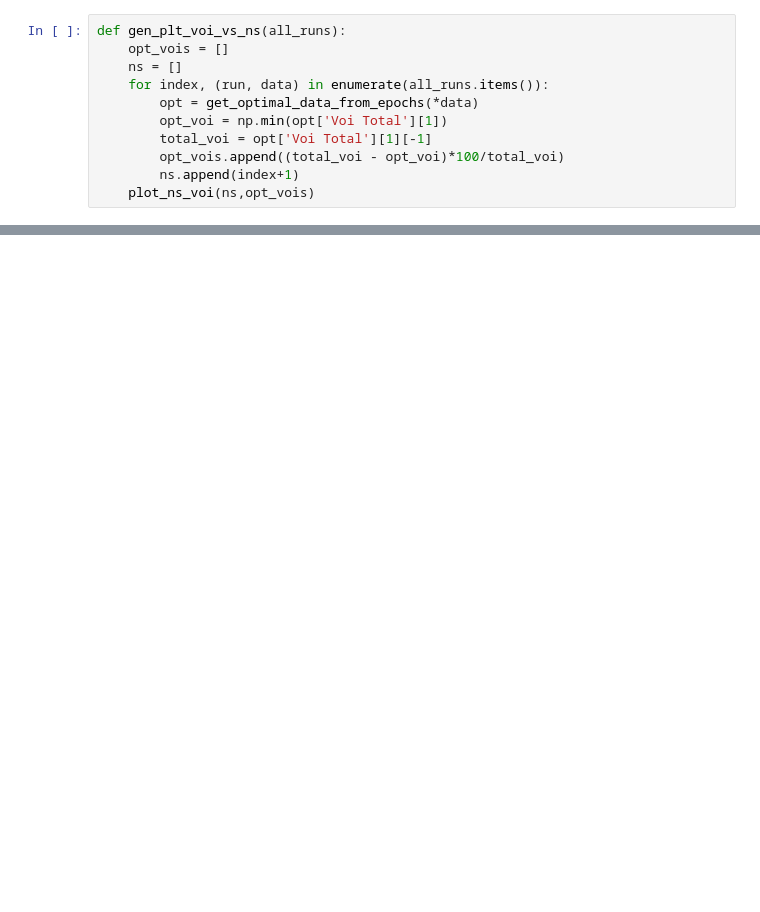
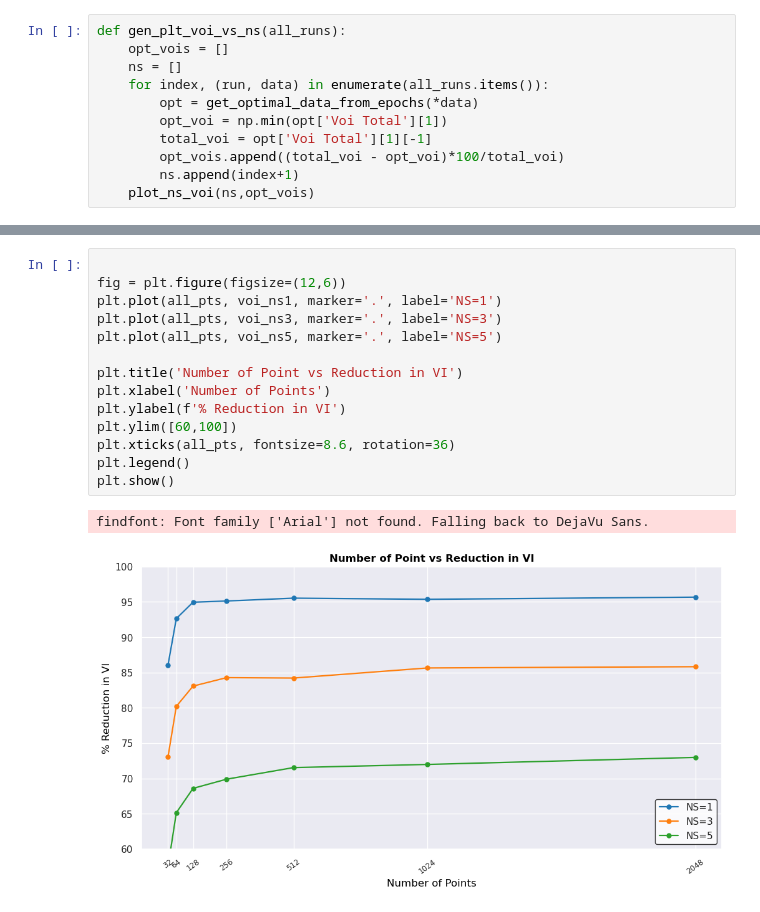
Before and after one commit to image-infomatics/proofreader, a Jupyter notebook: proofreader/notebooks/plots.ipynb, the cells around one changed output, grey strips where cells are left out. Drawn from its saved outputs; the diff is of its cells as text; blank space fills up the shorter version.

```diff
--- a/proofreader/notebooks/plots.ipynb
+++ b/proofreader/notebooks/plots.ipynb
@@ -238,0 +280,17 @@ for i in range(vol.shape[0]):
+# %%
+
+fig = plt.figure(figsize=(12,6))
+plt.plot(all_pts, voi_ns1, marker='.', label='NS=1')
+plt.plot(all_pts, voi_ns3, marker='.', label='NS=3')
+plt.plot(all_pts, voi_ns5, marker='.', label='NS=5')
+
+plt.title('Number of Point vs Reduction in VI')
+plt.xlabel('Number of Points')
+plt.ylabel(f'% Reduction in VI')
+plt.ylim([60,100])
+plt.xticks(all_pts, fontsize=8.6, rotation=36)
+plt.legend()
+plt.show()
+# %% [output]
+findfont: Font family ['Arial'] not found. Falling back to DejaVu Sans.
+[figure, added]
```
Also changed, not shown: parts of 16 cells of this notebook, 3 other files.
